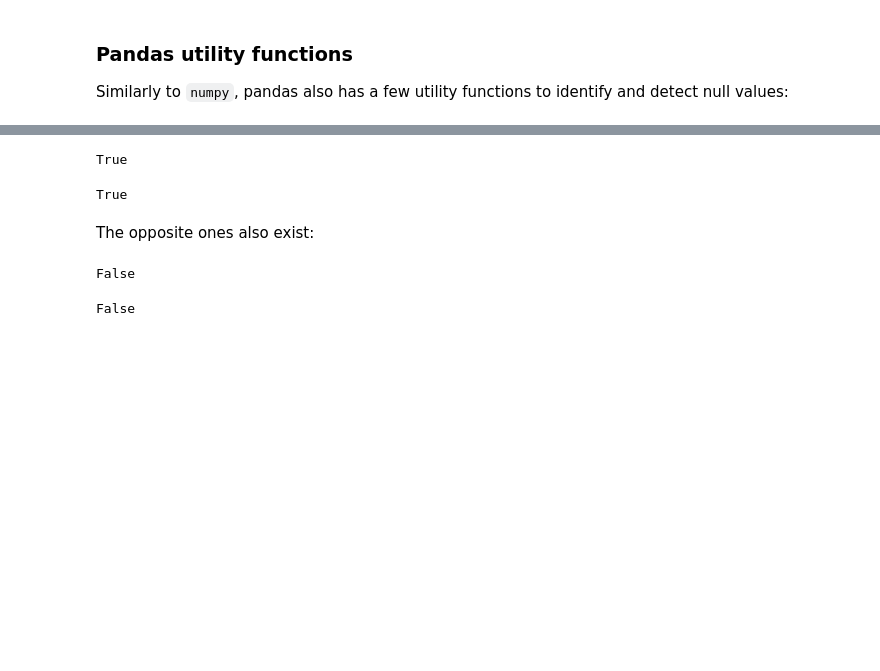
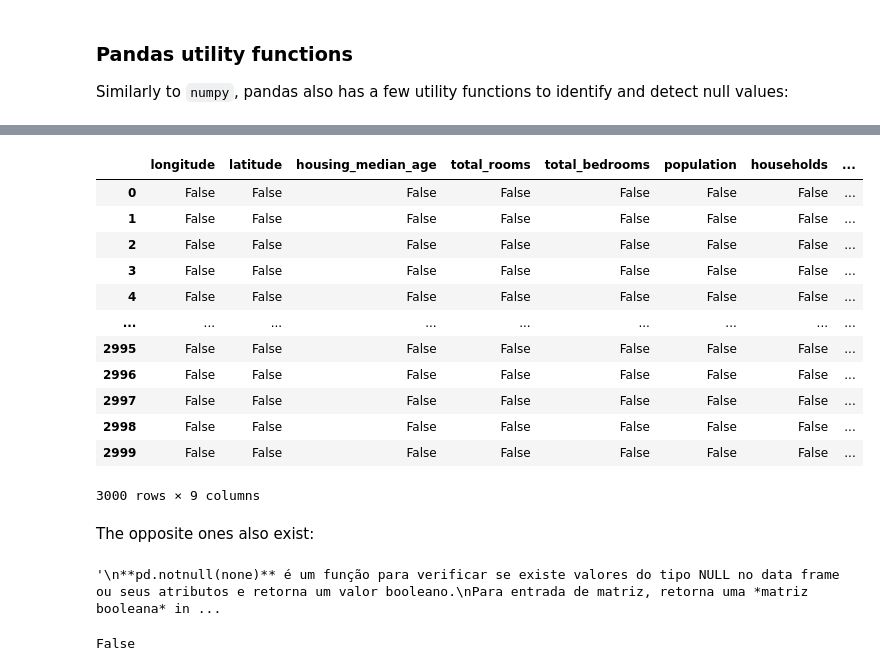
Before and after one commit to WillNRL/data-cleaning-rmotr-freecodecamp, a Jupyter notebook: 2 - Handling Missing Data with Pandas.ipynb, the cells around one changed output, grey strips where cells are left out. Cells and saved outputs as stored; diff of their text form; code cells hidden in the pictures; blank space fills up the shorter version.

```diff
--- a/2 - Handling Missing Data with Pandas.ipynb
+++ b/2 - Handling Missing Data with Pandas.ipynb
@@ -34,17 +74,29 @@ True
 # %%
-pd.isna(np.nan)
+pd.isna(df)
 # %% [output]
+|  | longitude | latitude | housing_median_age | total_rooms | total_bedrooms | population | households | ... |
+| 0 | False | False | False | False | False | False | False | ... |
+| 1 | False | False | False | False | False | False | False | ... |
+| 2 | False | False | False | False | False | False | False | ... |
+| 3 | False | False | False | False | False | False | False | ... |
+| 4 | False | False | False | False | False | False | False | ... |
+| ... | ... | ... | ... | ... | ... | ... | ... | ... |
+| 2995 | False | False | False | False | False | False | False | ... |
+| 2996 | False | False | False | False | False | False | False | ... |
+| 2997 | False | False | False | False | False | False | False | ... |
+| 2998 | False | False | False | False | False | False | False | ... |
+| 2999 | False | False | False | False | False | False | False | ... |
-True
+3000 rows × 9 columns
-# %%
-pd.isna(None)
-# %% [output]
-True
 # %% [markdown]
 The opposite ones also exist:
-# %%
-pd.notnull(None)
-# %% [output]
-False
+# %%
+pd.notnull(df)
+'''
+**pd.notnull(none)** é um função para verificar se existe valores do tipo NULL no data frame ou seus atributos e retorna um valor booleano.
+Para entrada de matriz, retorna uma *matriz booleana* indicando se cada elemento correspondente está ausente.
+'''
+# %% [output]
+'\n**pd.notnull(none)** é um função para verificar se existe valores do tipo NULL no data frame ou seus atributos e retorna um valor booleano.\nPara entrada de matriz, retorna uma *matriz booleana* in ...
 # %%
 pd.notnull(np.nan)
 # %% [output]
```
Also changed, not shown: parts of 5 cells of this notebook.
